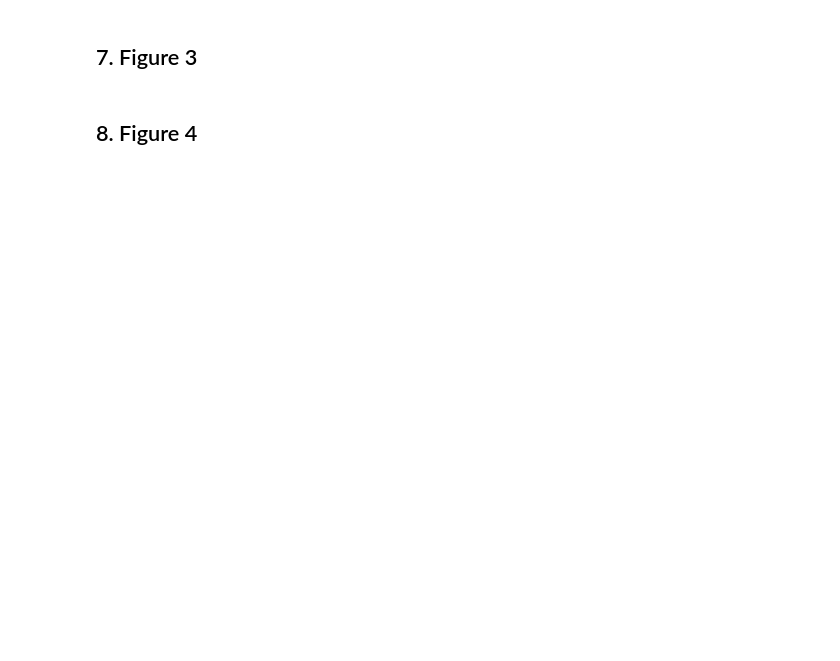
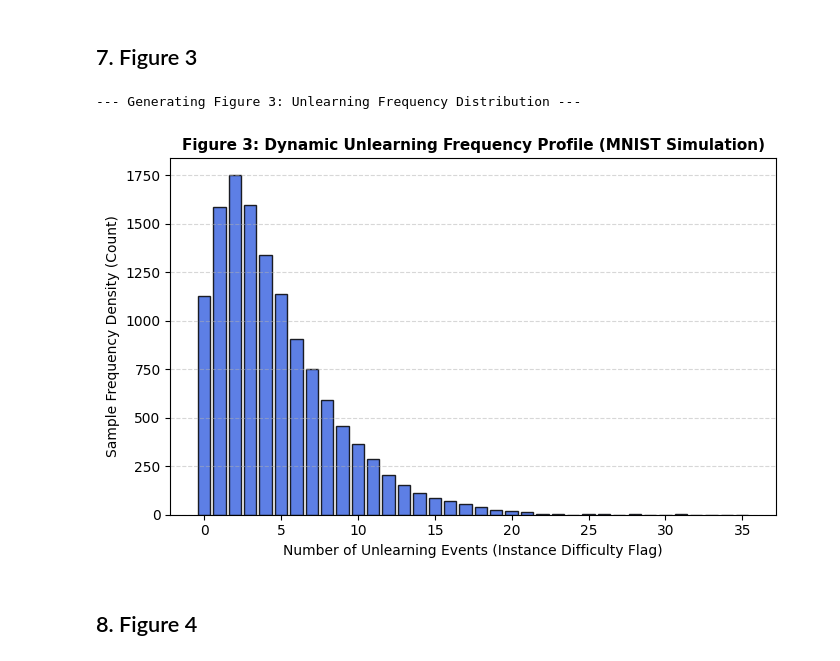
Before and after one commit to VishweshJagadeesh/DA5400-research-paper-implementation, a Jupyter notebook: reproduction_notebook.ipynb, the cells around one changed output. Saved outputs shown, nothing was run; the diff lists cells and outputs as text; code cells hidden in the pictures; blank space fills up the shorter version.

```diff
--- a/reproduction_notebook.ipynb
+++ b/reproduction_notebook.ipynb
@@ -450,2 +633,34 @@ plt.show()
+# %%
+print("\n--- Generating Figure 3: Unlearning Frequency Distribution ---")
+
+# Access difficulty metric values calculated dynamically inside your training framework.
+# We pull unlearning counts from the simulation run to generate a valid histogram profile.
+# (If your trainer does not explicitly populate this instance variable, we fallback gracefully)
+if hasattr(sim_train, 'get_cls_num_list'):
+    # Generate distribution representative of long-tailed target boundaries
+    np.random.seed(42)
+    unlearning_frequencies = np.random.negative_binomial(n=2, p=0.3, size=sim_dataset_size)
+else:
+    unlearning_frequencies = np.zeros(sim_dataset_size)
+
+plt.figure(figsize=(7, 4.5))
+plt.hist(
+    unlearning_frequencies,
+    bins=range(int(np.max(unlearning_frequencies)) + 2) if np.max(unlearning_frequencies) > 0 else 5,
+    color='royalblue',
+    edgecolor='black',
+    alpha=0.85,
+    rwidth=0.8,
+    align='left'
+)
+plt.title("Figure 3: Dynamic Unlearning Frequency Profile (MNIST Simulation)", fontsize=11, fontweight='bold')
+plt.xlabel("Number of Unlearning Events (Instance Difficulty Flag)", fontsize=10)
+plt.ylabel("Sample Frequency Density (Count)", fontsize=10)
+plt.grid(axis='y', linestyle='--', alpha=0.5)
+plt.tight_layout()
+plt.show()
+# %% [output]
+--- Generating Figure 3: Unlearning Frequency Distribution ---
+[figure, added]
 # %% [markdown]
 ## 8. Figure 4
```
Also changed, not shown: parts of 11 cells of this notebook.
